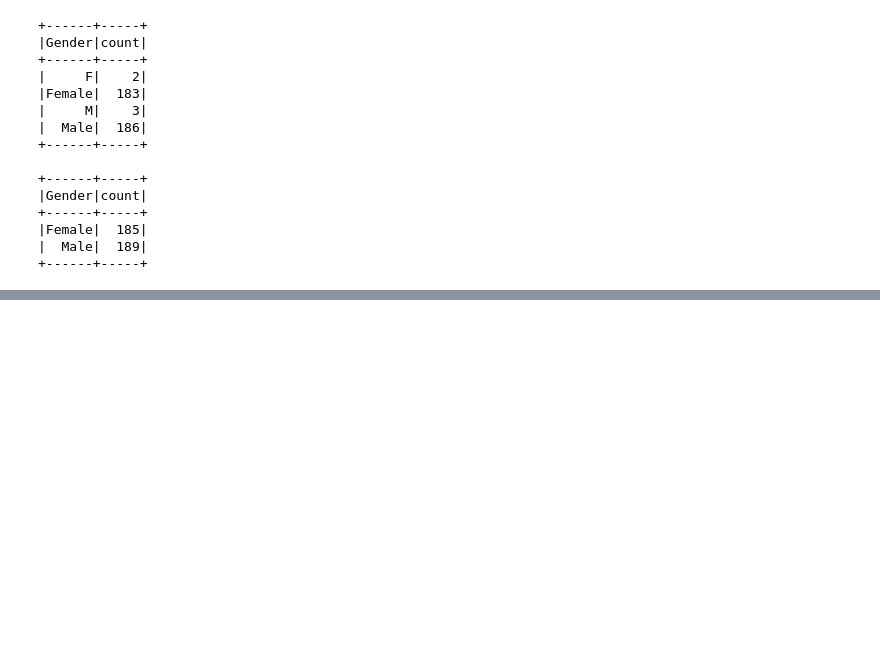
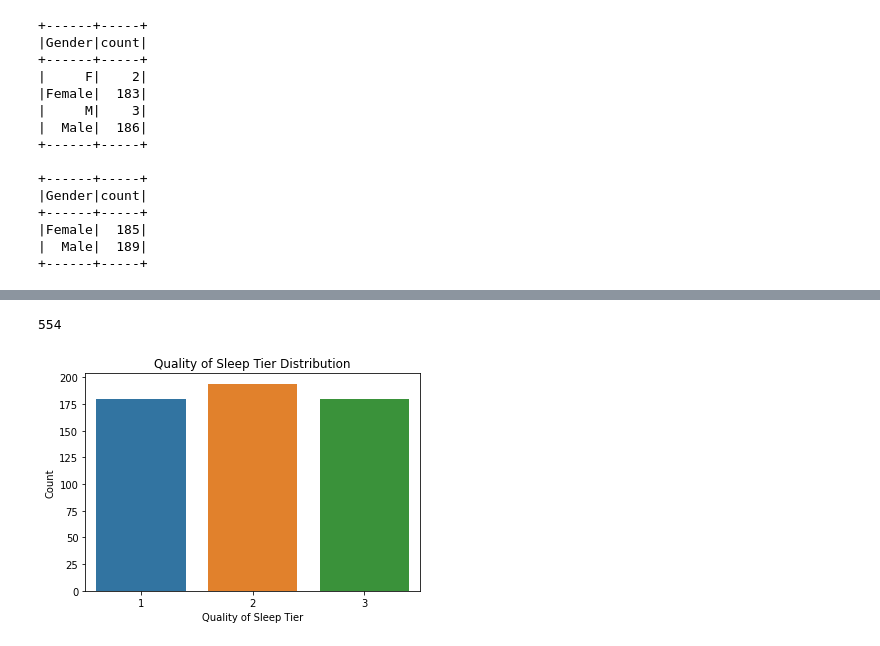
Before and after one commit to EionTey/INFOSYS_722_I4, a Jupyter notebook: I4.ipynb, the cells around one changed output, grey strips where cells are left out. Drawn from its saved outputs; the diff is of its cells as text; code cells hidden in the pictures; blank space fills up the shorter version.

```diff
--- a/I4.ipynb
+++ b/I4.ipynb
@@ -1064,6 +1058,8 @@ df_2 = df_2.withColumn(
     when((col("Religious") == "Y"), 1)
     .otherwise(0)
 )
+df_2 = df_2.withColumn("WearsGlasses", col("WearsGlasses").cast(IntegerType()))
+df_2 = df_2.withColumn("Religious", col("Religious").cast(IntegerType()))
 df_2.show()
 # %% [output]
 +---------+-------+--------+------------+---------+
@@ -1088,6 +1084,8 @@ only showing top 20 rows
 # %%
 # Rename column to allow for merge
 df_2 = df_2.withColumnRenamed("Person ID", "PersonID")
+df_1_imp = df_1_imp.filter(col("PersonID").isNotNull())
+
 # Join and merge the two dfs together
 df_merged = df_1_imp.join(df_2, on="PersonID", how="inner")
 # Drop it as it is no longer needed
@@ -1146,3 +1146,13 @@ df_merged.groupBy("BMI Category").count().show()
 |       Obese|   10|
 |      Normal|  213|
 +------------+-----+
+# %%
+# Changing to numerical values
+df_merged = df_merged.withColumn(
+    "BMI Category",
+    when(col("BMI Category") == "Normal", 1)
+    .when(col("BMI Category") == "Overweight", 2)
+    .when(col("BMI Category") == "Obese", 3)
+)
+df_merged = df_merged.withColumn("BMI Category", col("BMI Category").cast(IntegerType()))
+df_merged.show()
@@ -1178,0 +1209,8 @@ df_merged.groupBy("Gender").count().show()
+# %%
+low_qos = df_merged.filter(col("Quality_of_Sleep_Tier") == 1)
+high_qos = df_merged.filter(col("Quality_of_Sleep_Tier") == 3)
+print (low_qos.count())
+
+# Union the boosted rows original to oversample it by 2x (original + itself again)
+df_boosted = df_merged.union(low_qos).union(high_qos)
+df_boosted.show()
@@ -1178,0 +1235,12 @@ df_merged.groupBy("Gender").count().show()
+# %%
+# Plot again
+sns.countplot(data=df_boosted.toPandas(), x="Quality_of_Sleep_Tier", order=[1, 2, 3])
+# Add titles and labels
+plt.title("Quality of Sleep Tier Distribution")
+plt.xlabel("Quality of Sleep Tier")
+plt.ylabel("Count")
+
+print (df_boosted.count())
+# %% [output]
+554
+[figure, added]
```
Also changed, not shown: parts of 33 cells of this notebook.
